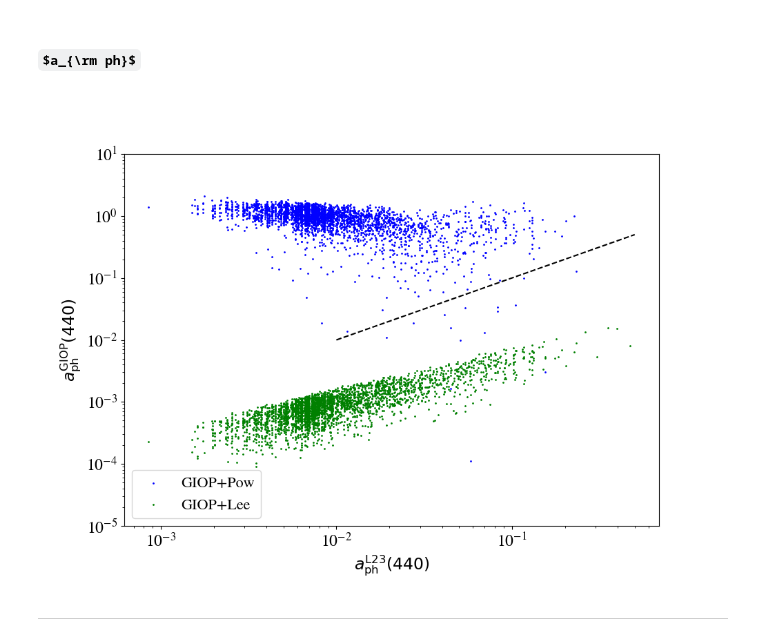
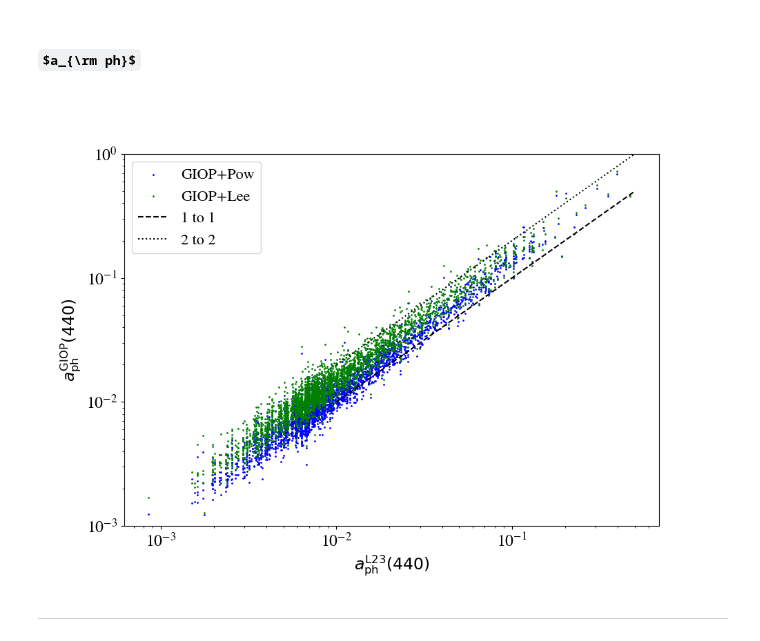
Before and after one commit to ocean-colour/bing, a Jupyter notebook: papers/phytoplankton/Analysis/GIOP_on_L23.ipynb, the cells around one changed output. Drawn from its saved outputs; the diff is of its cells as text; code cells hidden in the pictures; some formulas as TeX source.

```diff
--- a/papers/phytoplankton/Analysis/GIOP_on_L23.ipynb
+++ b/papers/phytoplankton/Analysis/GIOP_on_L23.ipynb
@@ -115,12 +115,12 @@ model_names = ['GIOP', 'Pow']
 #models = [anw_model, bbnw_model]
 models = model_utils.init(model_names, pdict['wave'])
 # %%
-def calc_aph440(idict:dict):
+def calc_aph440(idict:dict, aph_idx):
     aph_fits = []
     for ss in range(aph.shape[0]):
         models[0].set_aph(idict['Chl'][ss])
         #
-        iaph = functions.gen_basis(idict['params'][ss,-1:], [models[0].a_ph])
+        iaph = functions.gen_basis(idict['params'][ss,aph_idx:aph_idx+1], [models[0].a_ph])
         #if ss == 170:
         #if ss == 1032:
         #    import pdb; pdb.set_trace()
@@ -133,8 +133,8 @@ def calc_aph440(idict:dict):
     giop_a440 = aph_fits[:, i440_giopm]
     return giop_a440
 # %%
-giopm_a440 = calc_aph440(pdict[k_giopm])
-giop_a440 = calc_aph440(pdict[k_giop])
+giopm_a440 = calc_aph440(pdict[k_giopm], 1)
+giop_a440 = calc_aph440(pdict[k_giop], 1)
 # %% [markdown]
 # Plots
 # %% [markdown]
@@ -142,27 +142,28 @@ giop_a440 = calc_aph440(pdict[k_giop])
 # %%
 fig = plt.figure(figsize=(10,7))
 ax = plt.gca()
 #
 ax.scatter(l23_a440, giopm_a440, s=1, color='b', label='GIOP+Pow')
 ax.scatter(l23_a440, giop_a440, s=1, color='g', label='GIOP+Lee')
 #
 xmin, xmax = 0.01, 0.5
-ax.plot([xmin, xmax], [xmin, xmax], 'k--')
+ax.plot([xmin, xmax], [xmin, xmax], 'k--', label='1 to 1')
+ax.plot([xmin, xmax], [2*xmin, 2*xmax], 'k:', label='2 to 2')
 # Log
 ax.set_xscale('log')
 ax.set_yscale('log')
 #
 ax.set_xlabel(r'$a_{\rm ph}^{\rm L23} (440)$')
 ax.set_ylabel(r'$a_{\rm ph}^{\rm GIOP} (440)$')
 #
 oc_plotting.set_fontsize(ax, 17)
 ax.legend(fontsize=16.)
 
-ax.set_ylim(1e-5, 10)
+ax.set_ylim(1e-3, 1)
 #plt.tight_layout()
 plt.show()
 # %% [output]
-[figure, old version]
+[figure, new version]
 # %% [markdown]
 ----
 # %% [markdown]
```
Also changed, not shown: 6 other files.
